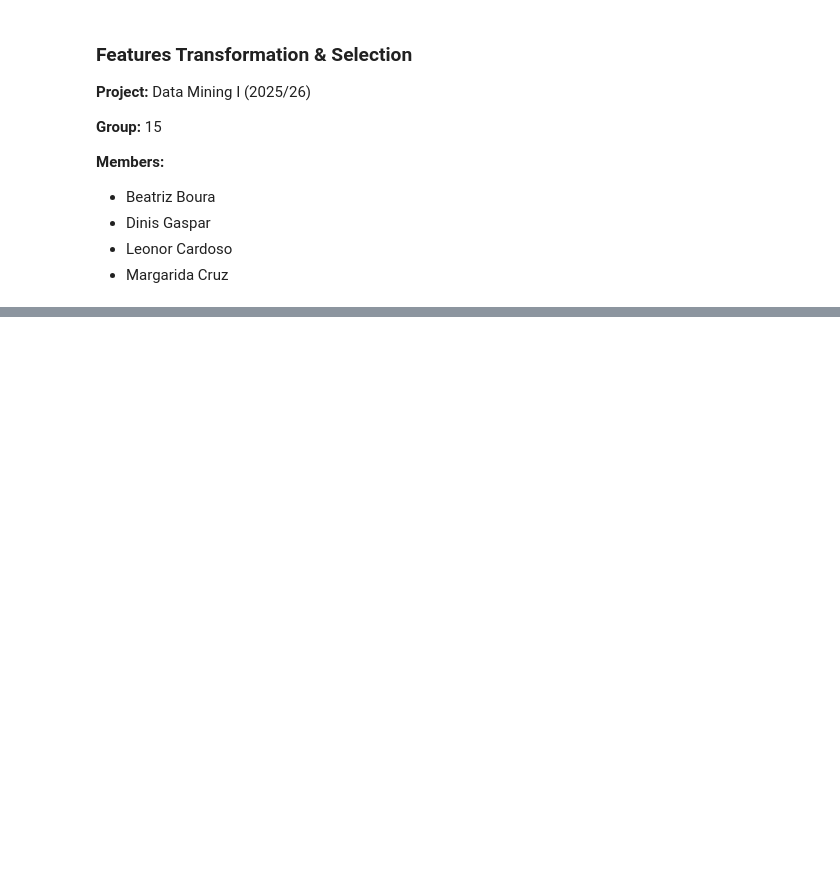
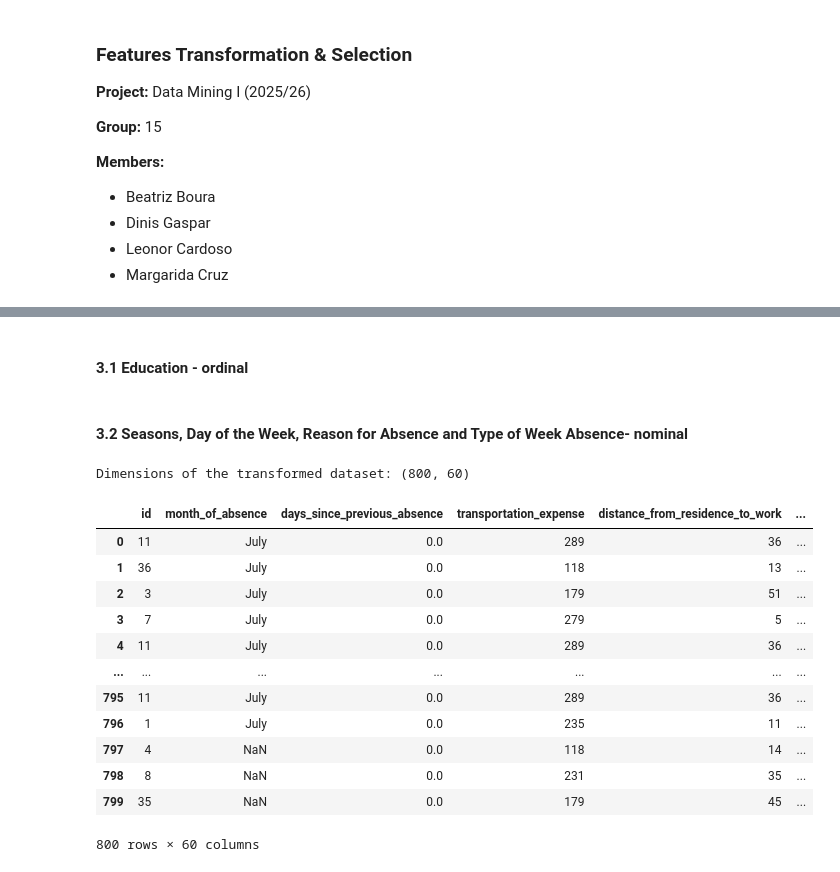
Before and after one commit to Dinis239/DM_Project, a Jupyter notebook: Pre-processing/4_Features.ipynb, the cells around one changed output, grey strips where cells are left out. Saved outputs shown, nothing was run; the diff lists cells and outputs as text; code cells hidden in the pictures; blank space fills up the shorter version.

```diff
--- a/Pre-processing/4_Features.ipynb
+++ b/Pre-processing/4_Features.ipynb
@@ -45,4 +45,6 @@ pd.set_option('display.width', 160)
 data = pd.read_csv(DATA_PATH, sep=';')
 print('Dimensions of the dataset:', data.shape)
 display(data)
+
+data_raw = data.copy(deep=True)
 # %% [output]
@@ -166,0 +125,55 @@ KeyError: 'Transportation Expense'
+# %%
+data_enc = data_fe.copy(deep=True)
+# %% [markdown]
+#### 3.1 Education - ordinal
+# %%
+if 'education' in data_enc.columns:
+    # if education levels are strings, map them to numeric values
+    if data_enc['education'].dtype == '0':
+        education_mapping = {
+            '1': 1,
+            '2': 2,
+            '3': 3,
+            '4': 4
+        }
+        data_enc['education'] = data_enc['education'].map(education_mapping).astype('Int64') # use 'Int64' to allow for NaN values
+    data_enc['education'] = pd.to_numeric(data_enc['education'], errors='coerce').astype('Int64')
+# %% [markdown]
+#### 3.2 Seasons, Day of the Week, Reason for Absence and Type of Week Absence- nominal
+# %%
+one_hot_cols = []
+
+if 'seasons' in data_enc.columns:
+    one_hot_cols.append('seasons')
+if 'day_of_the_week' in data_enc.columns:
+    one_hot_cols.append('day_of_the_week')
+if 'reason_for_absence' in data_enc.columns:
+    data_enc['reason_for_absence'] = (
+        data_enc['reason_for_absence']
+        .fillna('unspecified')
+        .str.strip()
+        .str.lower()
+    )
+    one_hot_cols.append('reason_for_absence')
+
+if 'type_week_absence' in data_enc.columns:
+    one_hot_cols.append('type_week_absence')
+
+
+if one_hot_cols:
+    data_enc = pd.get_dummies(data_enc, columns=one_hot_cols, drop_first=True, dtype=int)
+# %% [output]
+Dimensions of the transformed dataset: (800, 60)
+|  | id | month_of_absence | days_since_previous_absence | transportation_expense | distance_from_residence_to_work | ... |
+| 0 | 11 | July | 0.0 | 289 | 36 | ... |
+| 1 | 36 | July | 0.0 | 118 | 13 | ... |
+| 2 | 3 | July | 0.0 | 179 | 51 | ... |
+| 3 | 7 | July | 0.0 | 279 | 5 | ... |
+| 4 | 11 | July | 0.0 | 289 | 36 | ... |
+| ... | ... | ... | ... | ... | ... | ... |
+| 795 | 11 | July | 0.0 | 289 | 36 | ... |
+| 796 | 1 | July | 0.0 | 235 | 11 | ... |
+| 797 | 4 | NaN | 0.0 | 118 | 14 | ... |
+| 798 | 8 | NaN | 0.0 | 231 | 35 | ... |
+| 799 | 35 | NaN | 0.0 | 179 | 45 | ... |
+800 rows × 60 columns
```
Also changed, not shown: parts of 12 cells of this notebook.
